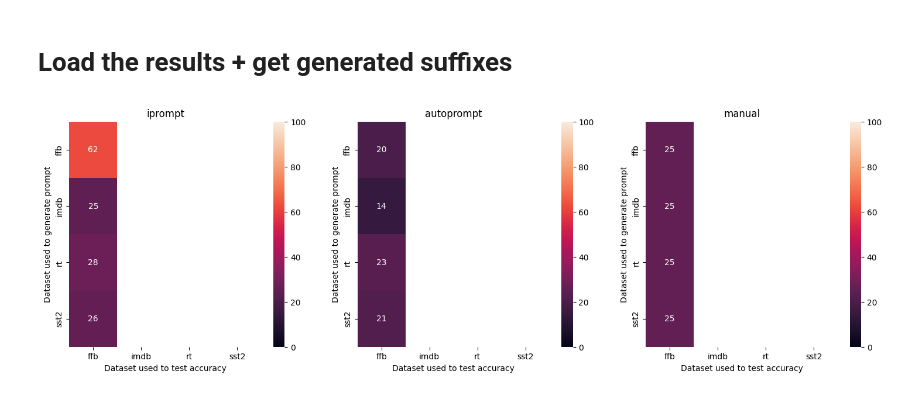
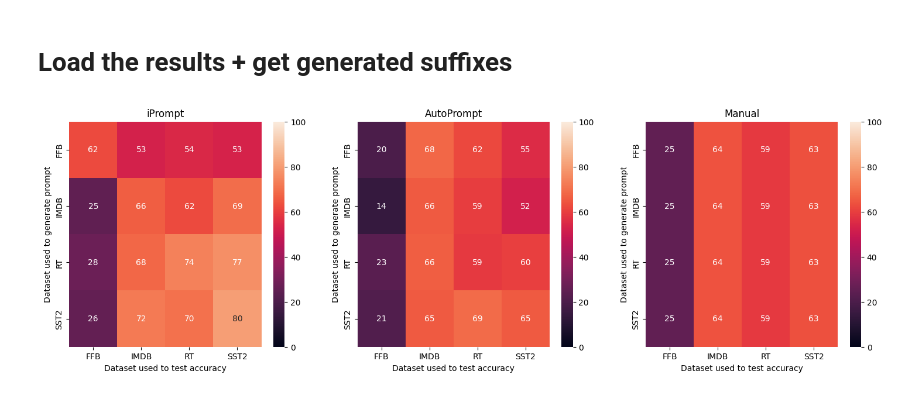
Before and after one commit to csinva/iprompt, a Jupyter notebook: notebooks/06_generalization_sentiment_ood.ipynb, the cells around one changed output. Drawn from its saved outputs; the diff is of its cells as text; code cells hidden in the pictures.

Commit message:
add pickled sent_vary_test dset results

```diff
--- a/notebooks/06_generalization_sentiment_ood.ipynb
+++ b/notebooks/06_generalization_sentiment_ood.ipynb
@@ -49,29 +54,39 @@ df.acc = df.acc.apply(extract_acc)
+# %%
+df = pd.read_pickle('../results/autoprompt_sentiment/sent_ood_results.pkl')
 # %%
 task_names_sentiment = ['ffb_train', 'imdb_train', 'rt_train', 'sst2_train']
 d = df[(df.task_name.isin(task_names_sentiment))]
 # %%
 fig, axes = plt.subplots(1, 3, figsize=(18, 5))
+accs_list = []
 for idx, method in enumerate(['iprompt', 'autoprompt', 'manual']):
     d = df[(df.task_name.isin(task_names_sentiment)) & \
         (df.prompt == method) & \
             (df.checkpoint == 'EleutherAI/gpt-j-6B') & \
                 (df.prompt_seed == 1)]
     accs = np.zeros((len(task_names_sentiment), len(task_names_sentiment)))
     for i, task_name_prompt in enumerate(task_names_sentiment):
         for j, task_name_test in enumerate(task_names_sentiment):
             acc = d[(d.task_name == task_name_test) & (d.task_name_prompt == task_name_prompt)].acc
-            accs[i, j] = acc.max()
+            # print(acc.size)
+            accs[i, j] = acc #.max()
+    accs_list.append(deepcopy(accs))
     # plt.imshow(accs)
     ax = axes[idx]
     sns.heatmap(accs, vmin=0, vmax=100, ax=ax, annot=True)
     def clean_lab(dset):
-        return dset.replace('_train', '')
+        return dset.replace('_train', '').upper()
     labs = [clean_lab(lab) for lab in task_names_sentiment]
     ax.set_xticks(np.arange(len(task_names_sentiment)) + 0.5, labels=labs)
     ax.set_yticks(np.arange(len(task_names_sentiment)) + 0.5, labels=labs)
     ax.set_ylabel('Dataset used to generate prompt')
     ax.set_xlabel('Dataset used to test accuracy')
     # plt.colorbar(label='Test accuracy', vmin=0, vmax=100)
-    ax.set_title(method)
+    ax.set_title({
+        'iprompt': 'iPrompt',
+        'autoprompt': 'AutoPrompt',
+        'manual': 'Manual'
+    }[method])
+plt.savefig('../results/autoprompt_sentiment/sent_vary_test_dset.pdf', bbox_inches='tight')
 # %% [output]
-[figure, old version]
+[figure, new version]
```
Also changed, not shown: parts of 4 cells of this notebook, 1 other file.
